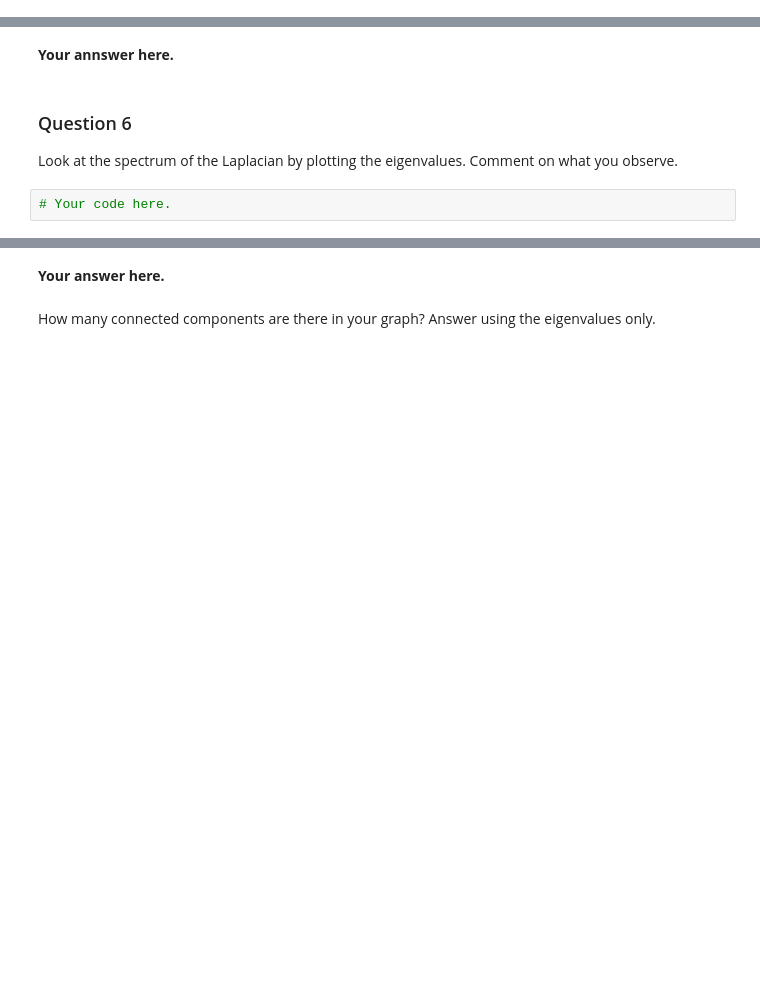
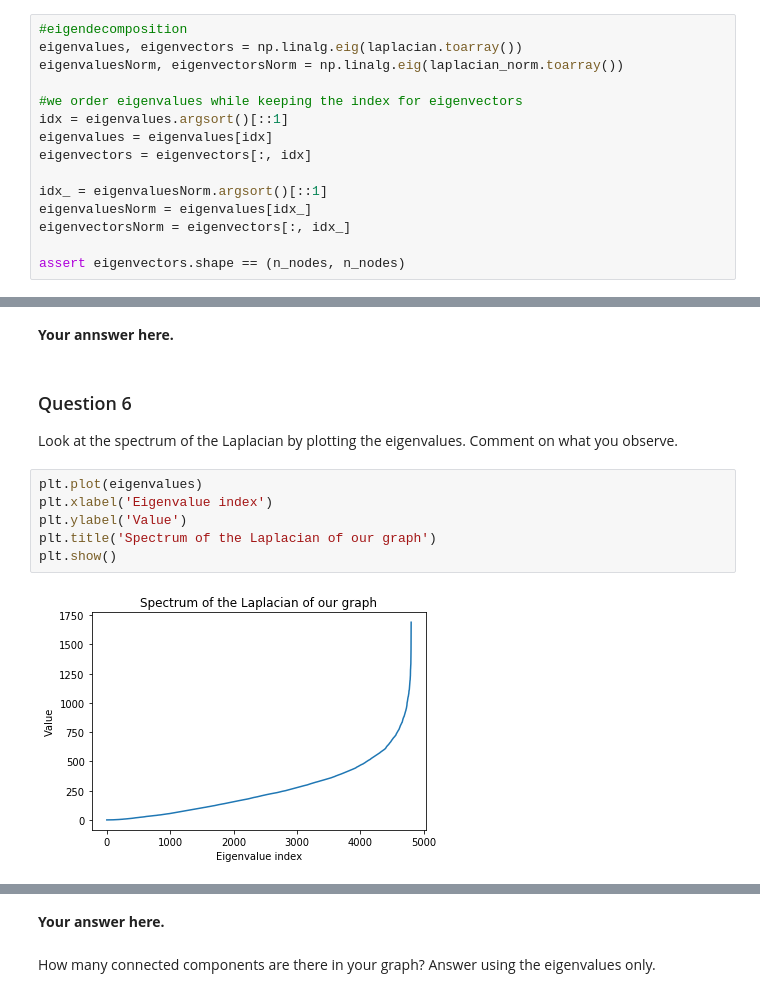
Before and after one commit to illorens/NTDS, a Jupyter notebook: 3_spectral_graph_theory.ipynb, the cells around one changed output, grey strips where cells are left out. Drawn from its saved outputs; the diff is of its cells as text; blank space fills up the shorter version.

```diff
--- a/3_spectral_graph_theory.ipynb
+++ b/3_spectral_graph_theory.ipynb
@@ -100,2 +92,17 @@ assert eigenvectors.shape == (n_nodes, n_nodes)
+# %%
+#eigendecomposition
+eigenvalues, eigenvectors = np.linalg.eig(laplacian.toarray())
+eigenvaluesNorm, eigenvectorsNorm = np.linalg.eig(laplacian_norm.toarray())
+
+#we order eigenvalues while keeping the index for eigenvectors
+idx = eigenvalues.argsort()[::1]
+eigenvalues = eigenvalues[idx]
+eigenvectors = eigenvectors[:, idx]
+
+idx_ = eigenvaluesNorm.argsort()[::1]
+eigenvaluesNorm = eigenvalues[idx_]
+eigenvectorsNorm = eigenvectors[:, idx_]
+
+assert eigenvectors.shape == (n_nodes, n_nodes)
 # %% [markdown]
 Justify your choice of eigensolver.
@@ -134,5 +149,11 @@ What is the value of $u_0$, both for the combinatorial and normalized Laplacians
 
 Look at the spectrum of the Laplacian by plotting the eigenvalues.
 Comment on what you observe.
-# %%
-# Your code here.
+# %%
+plt.plot(eigenvalues)
+plt.xlabel('Eigenvalue index')
+plt.ylabel('Value')
+plt.title('Spectrum of the Laplacian of our graph')
+plt.show()
+# %% [output]
+[figure, added]
```
Also changed, not shown: parts of 12 cells of this notebook.
